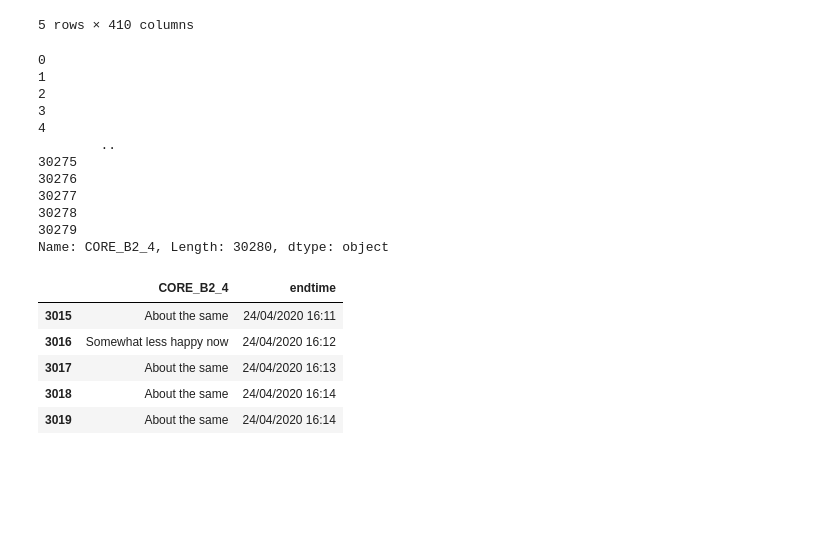
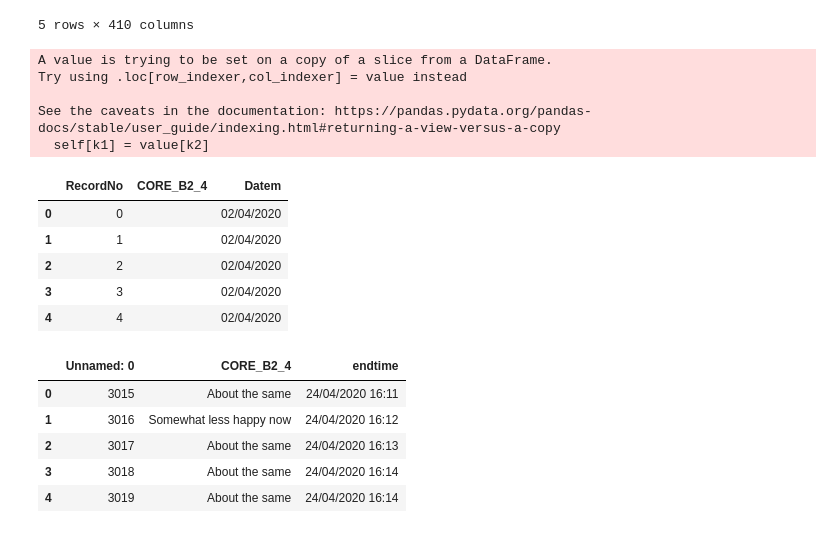
Before and after one commit to thiyagi9/PythonPractises, a Jupyter notebook: EDA_Germany.ipynb, the cells around one changed output. Cells and saved outputs as stored; diff of their text form; code cells hidden in the pictures; blank space fills up the shorter version.

```diff
--- a/EDA_Germany.ipynb
+++ b/EDA_Germany.ipynb
@@ -49,29 +51,23 @@ df.head()
 | 4 | 4 | 02/04/2020 15:02 | week 1 | 2 | 0 | 0 | No, I have not | No, they have not | No | ... |
 5 rows × 410 columns
 # %%
-df1=df[['CORE_B2_4','endtime']]
+df1=df[['RecordNo','CORE_B2_4','endtime']]
-# %%
-df1['CORE_B2_4'].dropna(axis='rows')
-# %% [output]
-0
-1
-2
-3
-4
-        ..
-30275
-30276
-30277
-30278
-30279
-Name: CORE_B2_4, Length: 30280, dtype: object
+# %%
+df1[['Datem','Time']]=df1.endtime.str.split(" ",expand=True)
+
+df2=df1[['RecordNo','CORE_B2_4','Datem']]
+# %% [output]
+A value is trying to be set on a copy of a slice from a DataFrame.
+Try using .loc[row_indexer,col_indexer] = value instead
+
+See the caveats in the documentation: https://pandas.pydata.org/pandas-docs/stable/user_guide/indexing.html#returning-a-view-versus-a-copy
+  self[k1] = value[k2]
 # %%
-df2=df1[df1['CORE_B2_4']!=" "]
 df2.head()
 # %% [output]
-|  | CORE_B2_4 | endtime |
-| 3015 | About the same | 24/04/2020 16:11 |
-| 3016 | Somewhat less happy now | 24/04/2020 16:12 |
-| 3017 | About the same | 24/04/2020 16:13 |
-| 3018 | About the same | 24/04/2020 16:14 |
-| 3019 | About the same | 24/04/2020 16:14 |
+|  | RecordNo | CORE_B2_4 | Datem |
+| 0 | 0 |  | 02/04/2020 |
+| 1 | 1 |  | 02/04/2020 |
+| 2 | 2 |  | 02/04/2020 |
+| 3 | 3 |  | 02/04/2020 |
+| 4 | 4 |  | 02/04/2020 |
@@ -77,0 +90,9 @@ df2.head()
+# %%
+holdout.head()
+# %% [output]
+|  | Unnamed: 0 | CORE_B2_4 | endtime |
+| 0 | 3015 | About the same | 24/04/2020 16:11 |
+| 1 | 3016 | Somewhat less happy now | 24/04/2020 16:12 |
+| 2 | 3017 | About the same | 24/04/2020 16:13 |
+| 3 | 3018 | About the same | 24/04/2020 16:14 |
+| 4 | 3019 | About the same | 24/04/2020 16:14 |
```
Also changed, not shown: parts of 6 cells of this notebook.
